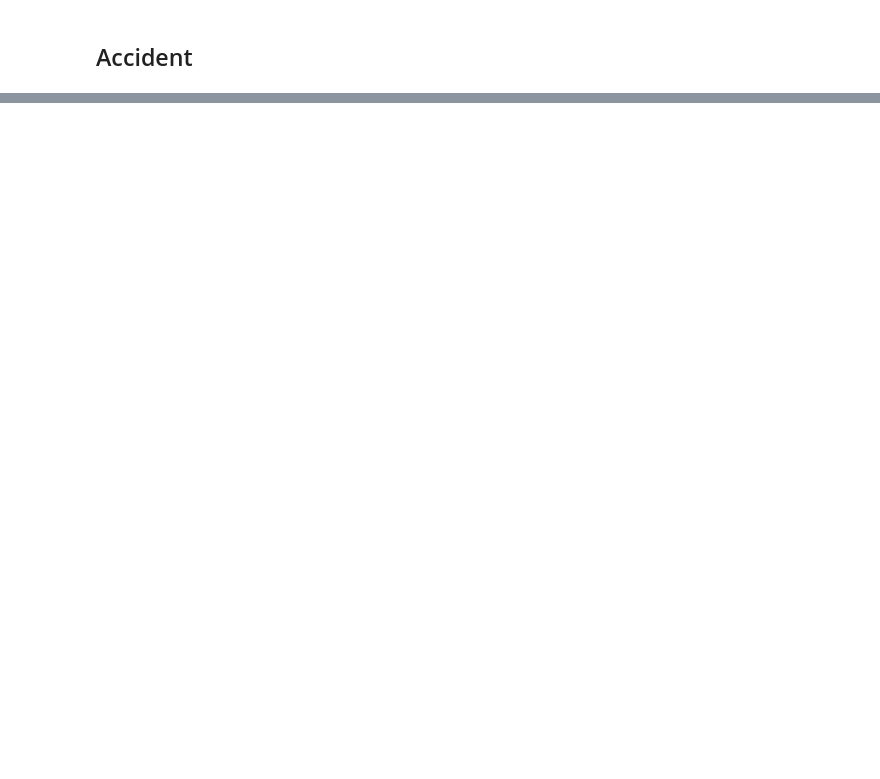
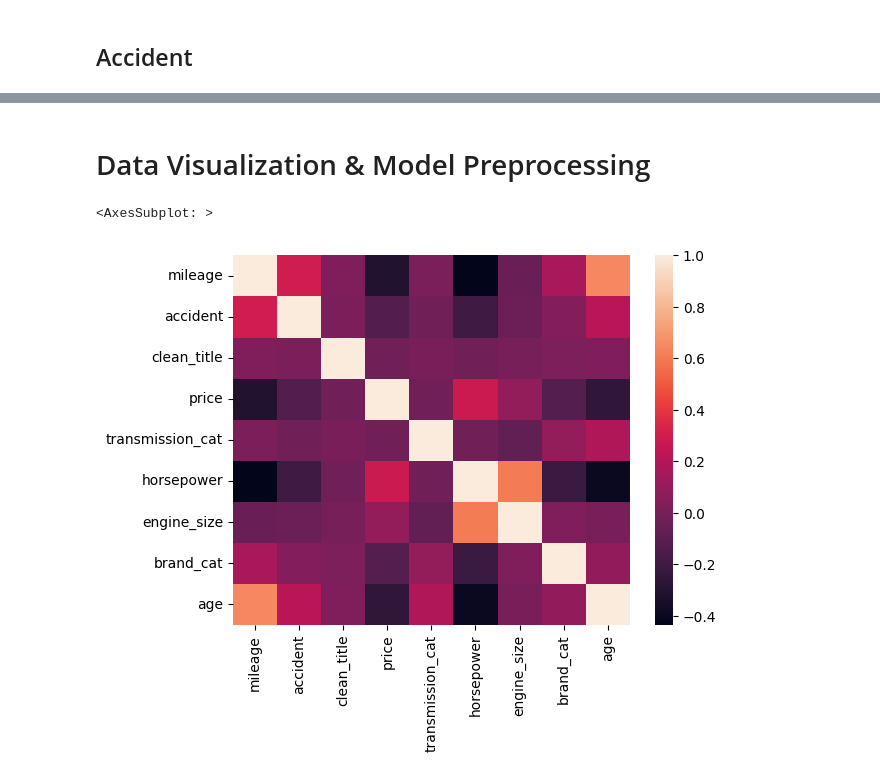
Before and after one commit to aneesakram/regression-of-used-car-prices, a Jupyter notebook: carPriceReg.ipynb, the cells around one changed output, grey strips where cells are left out. Drawn from its saved outputs; the diff is of its cells as text; code cells hidden in the pictures; blank space fills up the shorter version.

```diff
--- a/carPriceReg.ipynb
+++ b/carPriceReg.ipynb
@@ -275,0 +346,3 @@ train_df[train_df.isna().any(axis=1)]
+# %%
+train_df = train_df.dropna()
+train_df
@@ -275,0 +364,11 @@ train_df[train_df.isna().any(axis=1)]
+# %% [markdown]
+# Data Visualization & Model Preprocessing
+# %%
+corr = train_df.corr()
+# %%
+import seaborn as sns
+
+sns.heatmap(data=corr)
+# %% [output]
+<AxesSubplot: >
+[figure, added]
```
Also changed, not shown: parts of 19 cells of this notebook.
